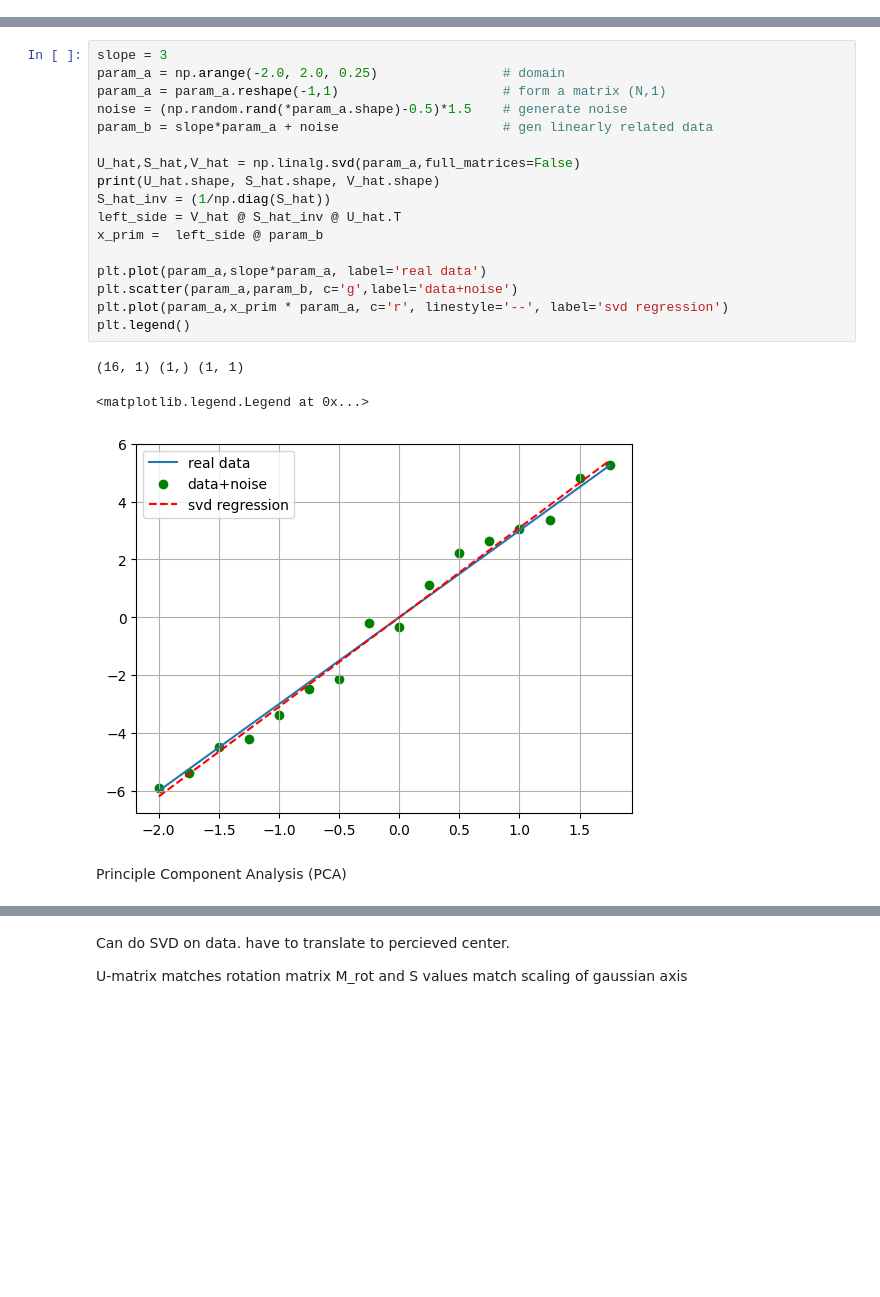
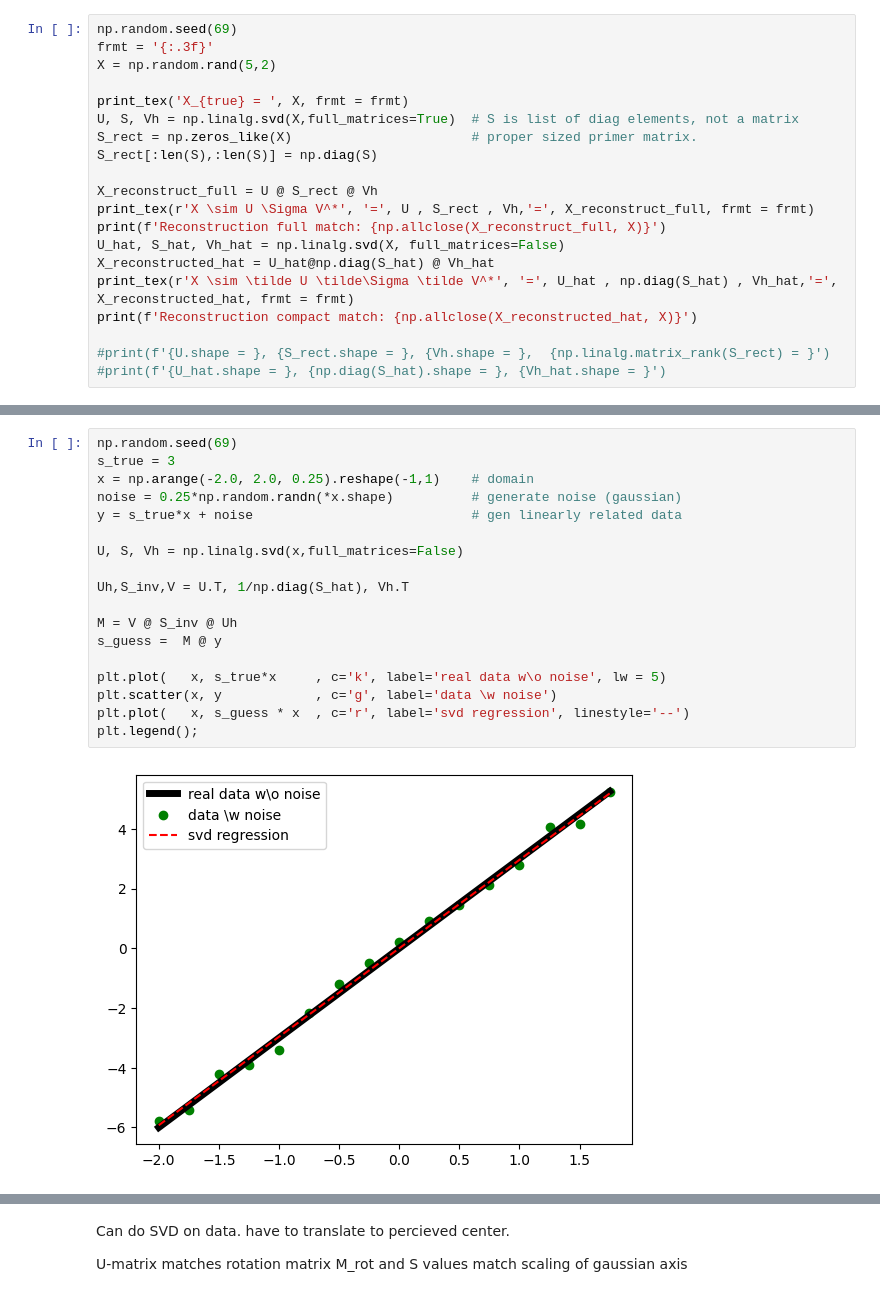
Before and after one commit to ajegorovs/aj_python_tool_lib, a Jupyter notebook: data_processing/SVD_singular_value_decompositon/SVD_PCA_tensor_decom_Brunton_2017.ipynb, the cells around one changed output, grey strips where cells are left out. Drawn from its saved outputs; the diff is of its cells as text; blank space fills up the shorter version.

```diff
--- a/data_processing/SVD_singular_value_decompositon/SVD_PCA_tensor_decom_Brunton_2017.ipynb
+++ b/data_processing/SVD_singular_value_decompositon/SVD_PCA_tensor_decom_Brunton_2017.ipynb
@@ -37,0 +47,20 @@ by trunkating USV matrices we obtain objects with less information = compressed.
+# %%
+np.random.seed(69)
+frmt = '{:.3f}'
+X = np.random.rand(5,2)
+
+print_tex('X_{true} = ', X, frmt = frmt)
+U, S, Vh = np.linalg.svd(X,full_matrices=True)  # S is list of diag elements, not a matrix
+S_rect = np.zeros_like(X)                       # proper sized primer matrix.
+S_rect[:len(S),:len(S)] = np.diag(S)
+
+X_reconstruct_full = U @ S_rect @ Vh
+print_tex(r'X \sim U \Sigma V^*', '=', U , S_rect , Vh,'=', X_reconstruct_full, frmt = frmt)
+print(f'Reconstruction full match: {np.allclose(X_reconstruct_full, X)}')
+U_hat, S_hat, Vh_hat = np.linalg.svd(X, full_matrices=False)
+X_reconstructed_hat = U_hat@np.diag(S_hat) @ Vh_hat
+print_tex(r'X \sim \tilde U \tilde\Sigma \tilde V^*', '=', U_hat , np.diag(S_hat) , Vh_hat,'=', X_reconstructed_hat, frmt = frmt)
+print(f'Reconstruction compact match: {np.allclose(X_reconstructed_hat, X)}')
+
+#print(f'{U.shape = }, {S_rect.shape = }, {Vh.shape = },  {np.linalg.matrix_rank(S_rect) = }')
+#print(f'{U_hat.shape = }, {np.diag(S_hat).shape = }, {Vh_hat.shape = }')
@@ -86,23 +174,20 @@ In fact A can be non-square, and you can solve overdetermined as well as underde
 # %%
-slope = 3
-param_a = np.arange(-2.0, 2.0, 0.25)                # domain
-param_a = param_a.reshape(-1,1)                     # form a matrix (N,1)
-noise = (np.random.rand(*param_a.shape)-0.5)*1.5    # generate noise
-param_b = slope*param_a + noise                     # gen linearly related data
+np.random.seed(69)
+s_true = 3
+x = np.arange(-2.0, 2.0, 0.25).reshape(-1,1)    # domain
+noise = 0.25*np.random.randn(*x.shape)          # generate noise (gaussian)
+y = s_true*x + noise                            # gen linearly related data
 
-U_hat,S_hat,V_hat = np.linalg.svd(param_a,full_matrices=False)
-print(U_hat.shape, S_hat.shape, V_hat.shape)
-S_hat_inv = (1/np.diag(S_hat))
-left_side = V_hat @ S_hat_inv @ U_hat.T
-x_prim =  left_side @ param_b
+U, S, Vh = np.linalg.svd(x,full_matrices=False)
 
-plt.plot(param_a,slope*param_a, label='real data')
-plt.scatter(param_a,param_b, c='g',label='data+noise')
-plt.plot(param_a,x_prim * param_a, c='r', linestyle='--', label='svd regression')
-plt.legend()
+Uh,S_inv,V = U.T, 1/np.diag(S_hat), Vh.T
+
+M = V @ S_inv @ Uh
+s_guess =  M @ y
+
+plt.plot(   x, s_true*x     , c='k', label='real data w\o noise', lw = 5)
+plt.scatter(x, y            , c='g', label='data \w noise')
+plt.plot(   x, s_guess * x  , c='r', label='svd regression', linestyle='--')
+plt.legend();
 # %% [output]
-(16, 1) (1,) (1, 1)
-<matplotlib.legend.Legend at 0x...>
-[figure, old version]
+[figure, new version]
-# %% [markdown]
-Principle Component Analysis (PCA)
```
Also changed, not shown: parts of 22 cells of this notebook, 4 other files.
